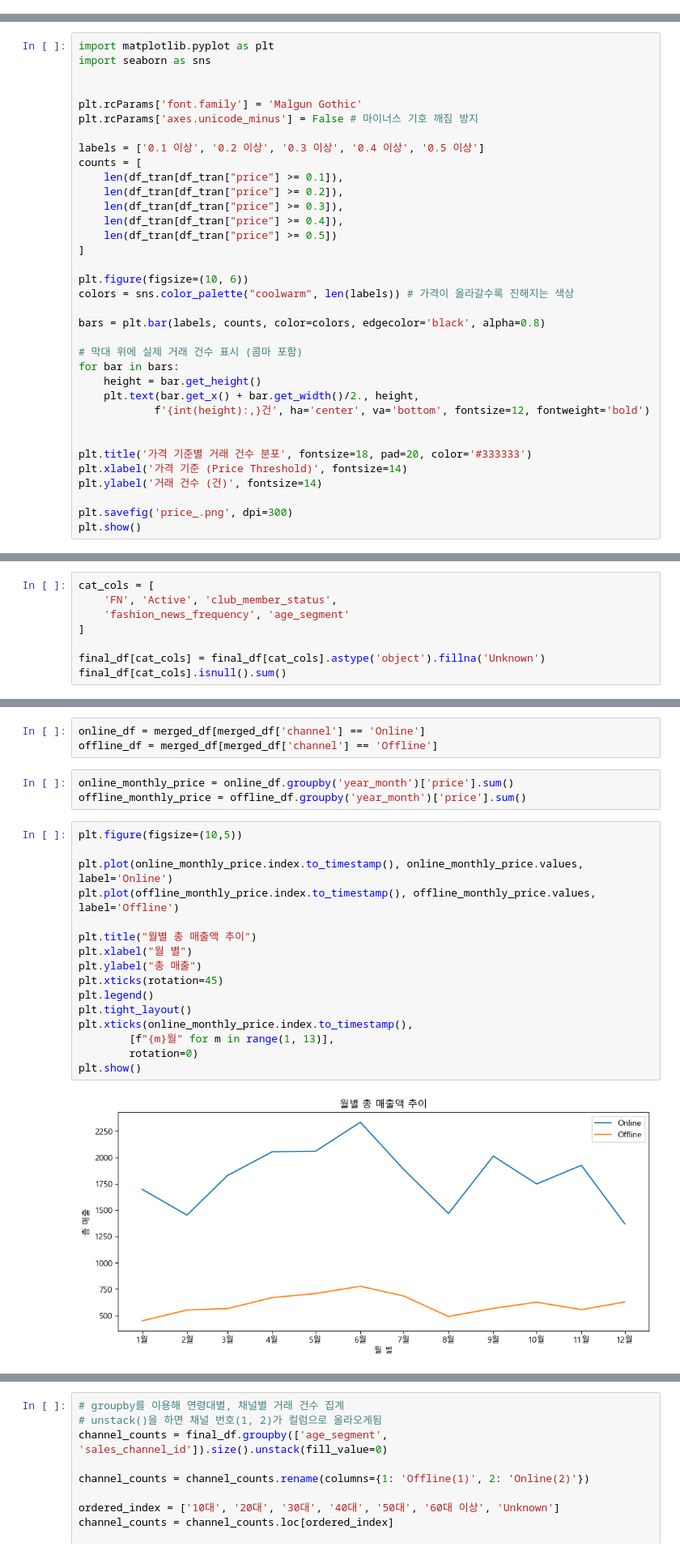
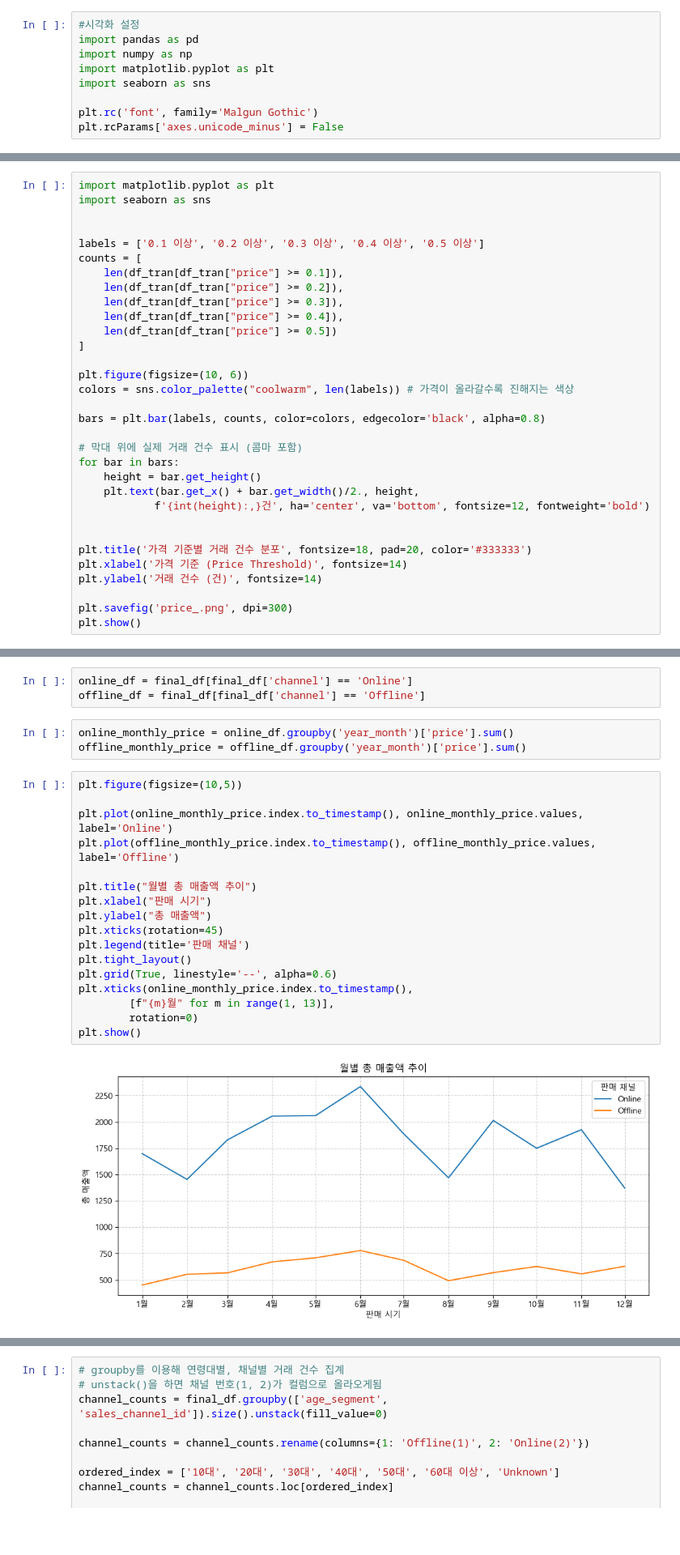
Before and after one commit to yoohengu/cross-gen-biz-analysis, a Jupyter notebook: notebooks/chanhui_eda/hm_2020_business_insight.ipynb, the cells around one changed output, grey strips where cells are left out. Shown at 81% size. Cells and saved outputs as stored; diff of their text form; blank space fills up the shorter version.

```diff
--- a/notebooks/chanhui_eda/hm_2020_business_insight.ipynb
+++ b/notebooks/chanhui_eda/hm_2020_business_insight.ipynb
@@ -215,3 +217,12 @@ df_cust2['age_segment'] = df_cust2['age'].apply(cate_age)
+# %%
+#시각화 설정
+import pandas as pd
+import numpy as np
+import matplotlib.pyplot as plt
+import seaborn as sns
+
+plt.rc('font', family='Malgun Gothic')
+plt.rcParams['axes.unicode_minus'] = False
 # %%
 import matplotlib.pyplot as plt
 import seaborn as sns
@@ -352,9 +384,6 @@ price가 0.5 이상: 2
 import matplotlib.pyplot as plt
 import seaborn as sns
 
-
-plt.rcParams['font.family'] = 'Malgun Gothic'
-plt.rcParams['axes.unicode_minus'] = False # 마이너스 기호 깨짐 방지
 
 labels = ['0.1 이상', '0.2 이상', '0.3 이상', '0.4 이상', '0.5 이상']
 counts = [
@@ -813,9 +920 @@ Unknown    0.224728
 Name: proportion, dtype: float64
-# %%
-cat_cols = [
-    'FN', 'Active', 'club_member_status',
-    'fashion_news_frequency', 'age_segment'
-]
-
-final_df[cat_cols] = final_df[cat_cols].astype('object').fillna('Unknown')
-final_df[cat_cols].isnull().sum()
@@ -849,25 +963,26 @@ memory usage: 248.0+ MB
 # %%
-online_df = merged_df[merged_df['channel'] == 'Online']
-offline_df = merged_df[merged_df['channel'] == 'Offline']
+online_df = final_df[final_df['channel'] == 'Online']
+offline_df = final_df[final_df['channel'] == 'Offline']
 # %%
 online_monthly_price = online_df.groupby('year_month')['price'].sum()
 offline_monthly_price = offline_df.groupby('year_month')['price'].sum()
 # %%
 plt.figure(figsize=(10,5))
 
 plt.plot(online_monthly_price.index.to_timestamp(), online_monthly_price.values, label='Online')
 plt.plot(offline_monthly_price.index.to_timestamp(), offline_monthly_price.values, label='Offline')
 
 plt.title("월별 총 매출액 추이")
-plt.xlabel("월 별")
-plt.ylabel("총 매출")
+plt.xlabel("판매 시기")
+plt.ylabel("총 매출액")
 plt.xticks(rotation=45)
-plt.legend()
+plt.legend(title='판매 채널')
 plt.tight_layout()
+plt.grid(True, linestyle='--', alpha=0.6)
 plt.xticks(online_monthly_price.index.to_timestamp(),
         [f"{m}월" for m in range(1, 13)],
         rotation=0)
 plt.show()
 # %% [output]
-[figure, old version]
+[figure, new version]
 # %%
```
Also changed, not shown: parts of 39 cells of this notebook, 2 other files.
